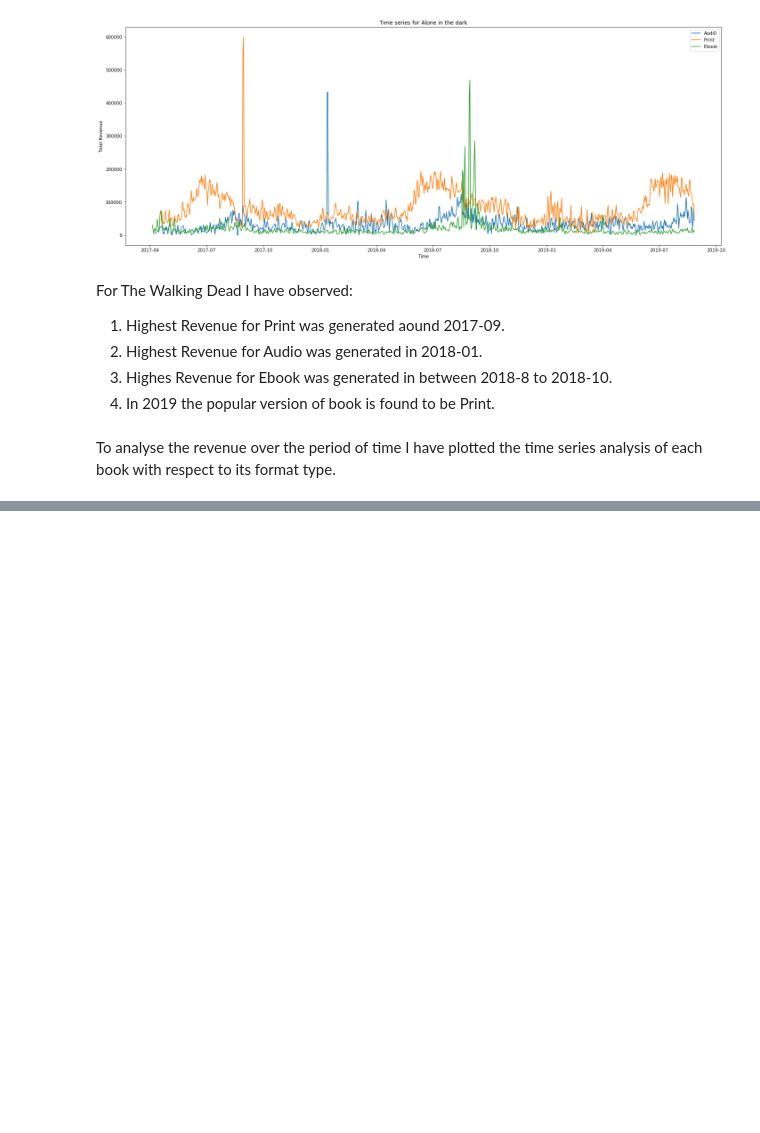
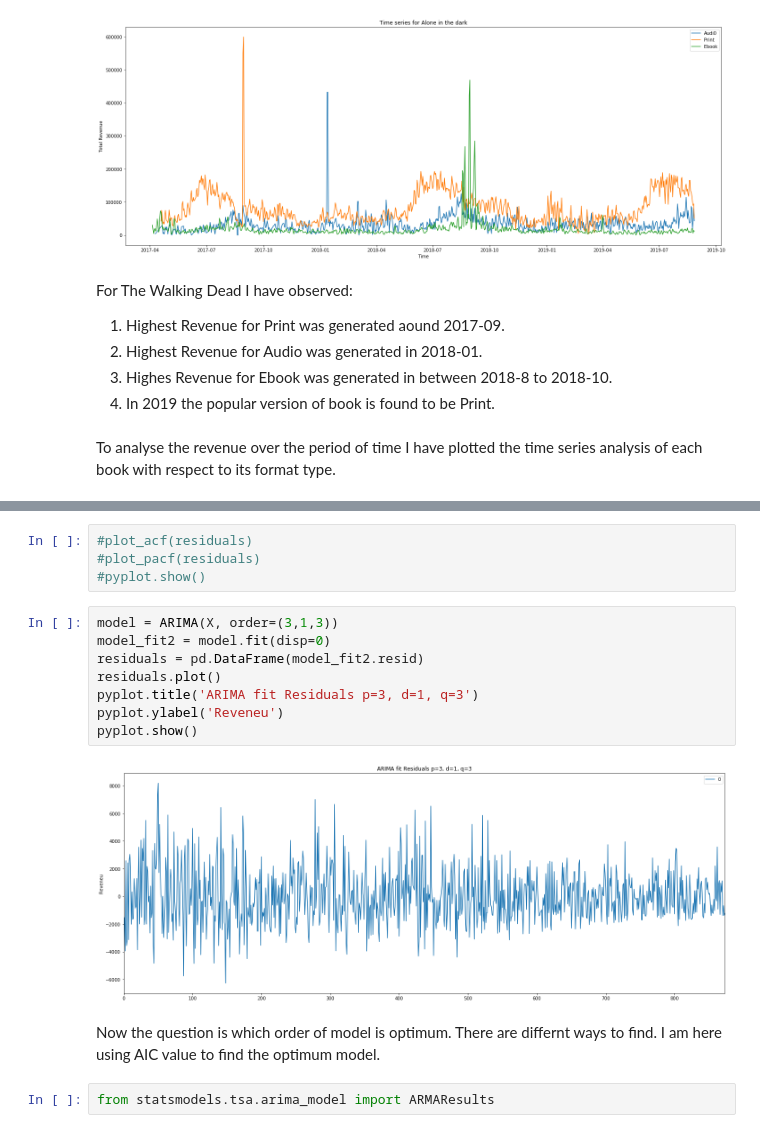
Before and after one commit to saranoor/Data_challenge_Simon_n_Schuster, a Jupyter notebook: Data_Challenge_Simon_n_Schuster.ipynb, the cells around one changed output, grey strips where cells are left out. Drawn from its saved outputs; the diff is of its cells as text; blank space fills up the shorter version.

```diff
--- a/Data_Challenge_Simon_n_Schuster.ipynb
+++ b/Data_Challenge_Simon_n_Schuster.ipynb
@@ -399,0 +404,19 @@ type.
+# %%
+#plot_acf(residuals)
+#plot_pacf(residuals)
+#pyplot.show()
+# %%
+model = ARIMA(X, order=(3,1,3))
+model_fit2 = model.fit(disp=0)
+residuals = pd.DataFrame(model_fit2.resid)
+residuals.plot()
+pyplot.title('ARIMA fit Residuals p=3, d=1, q=3')
+pyplot.ylabel('Reveneu')
+pyplot.show()
+# %% [output]
+[figure, added]
+# %% [markdown]
+Now the question is which order of model is optimum. There are differnt ways to find. I am here using AIC value to find the
+optimum model.
+# %%
+from statsmodels.tsa.arima_model import ARMAResults
```
Also changed, not shown: parts of 35 cells of this notebook.
